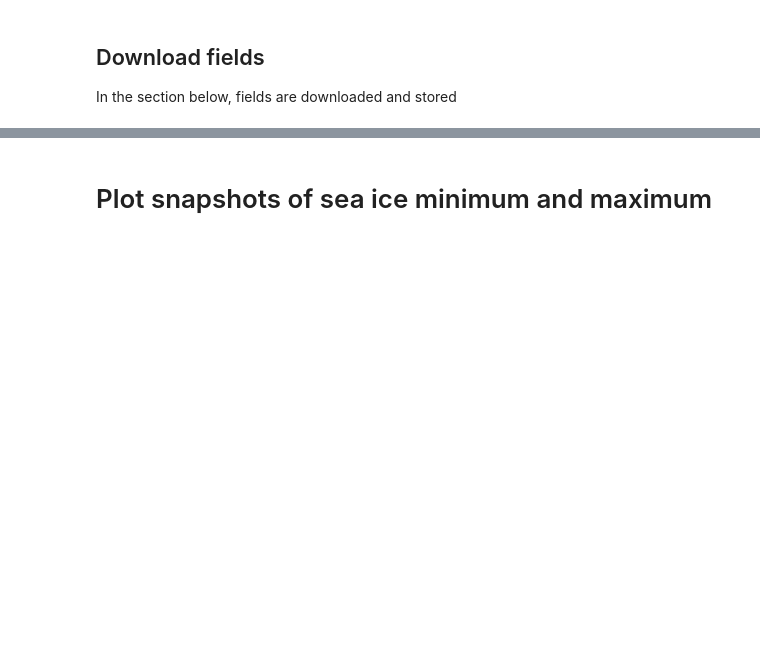
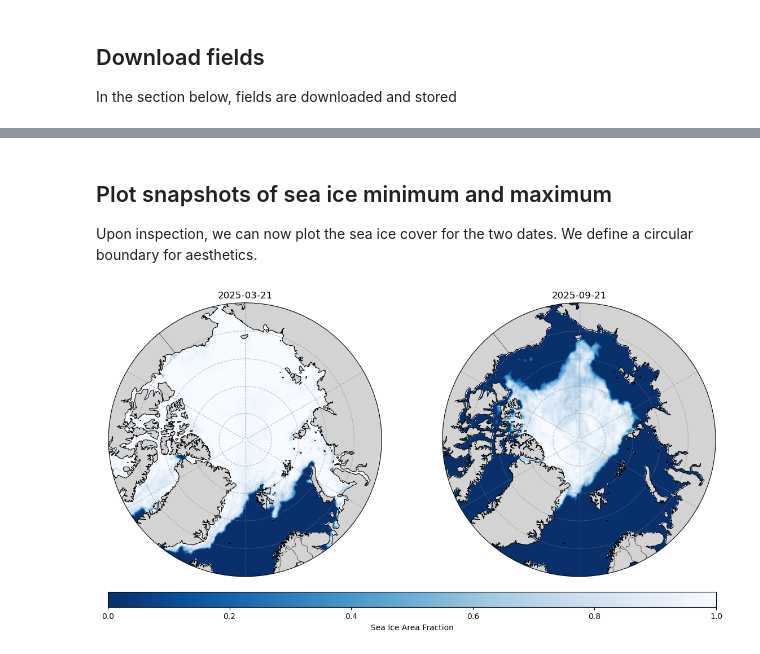
Before and after one commit to sbnielsen/carra2_cds, a Jupyter notebook: notebooks/retrieve_and_plot_seaice.ipynb, the cells around one changed output, grey strips where cells are left out. Cells and saved outputs as stored; diff of their text form; code cells hidden in the pictures; blank space fills up the shorter version.

```diff
--- a/notebooks/retrieve_and_plot_seaice.ipynb
+++ b/notebooks/retrieve_and_plot_seaice.ipynb
@@ -38,2 +68,42 @@ ds
 # %% [markdown]
-# Plot snapshots of sea ice minimum and maximum
+## Plot snapshots of sea ice minimum and maximum
+Upon inspection, we can now plot the sea ice cover for the two dates.
+We define a circular boundary for aesthetics.
+# %%
+fig, axes = plt.subplots(1, 2, figsize=(14, 7), subplot_kw={'projection': ccrs.NorthPolarStereo()})
+theta = np.linspace(0, 2*np.pi, 100)
+center, radius = [0.5, 0.5], 0.5
+verts = np.vstack([np.sin(theta), np.cos(theta)]).T
+circle = mpath.Path(verts * radius + center)
+
+for i, ax in enumerate(axes):
+    data_slice = ds['siconc'].isel(time=i)
+
+    ax.set_extent([-180, 180, 65, 90], crs=ccrs.PlateCarree())
+
+    im = data_slice.plot.pcolormesh(
+        ax=ax,
+        x='longitude',
+        y='latitude',
+        transform=ccrs.PlateCarree(),
+        add_colorbar=False,
+        cmap='Blues_r',
+        vmin=0, vmax=1,
+        zorder=1
+    )
+
+    ax.add_feature(cfeature.LAND,facecolor='lightgray',  zorder=2)
+    ax.add_feature(cfeature.COASTLINE, linewidth=0.8, zorder=3)
+    ax.add_feature(cfeature.BORDERS, linewidth=0.4, zorder=3)
+    ax.gridlines(linestyle='--', color='gray', alpha=0.5, zorder=4)
+
+    ax.set_boundary(circle, transform=ax.transAxes)
+    date_str = str(data_slice.time.values)[:10]
+    ax.set_title(f"{date_str}")
+
+cbar = plt.colorbar(im, ax=axes, orientation='horizontal', pad=0.05, fraction=0.05, aspect=40)
+cbar.set_label('Sea Ice Area Fraction')
+
+plt.show()
+# %% [output]
+[figure, added]
```
Also changed, not shown: parts of 5 cells of this notebook.
